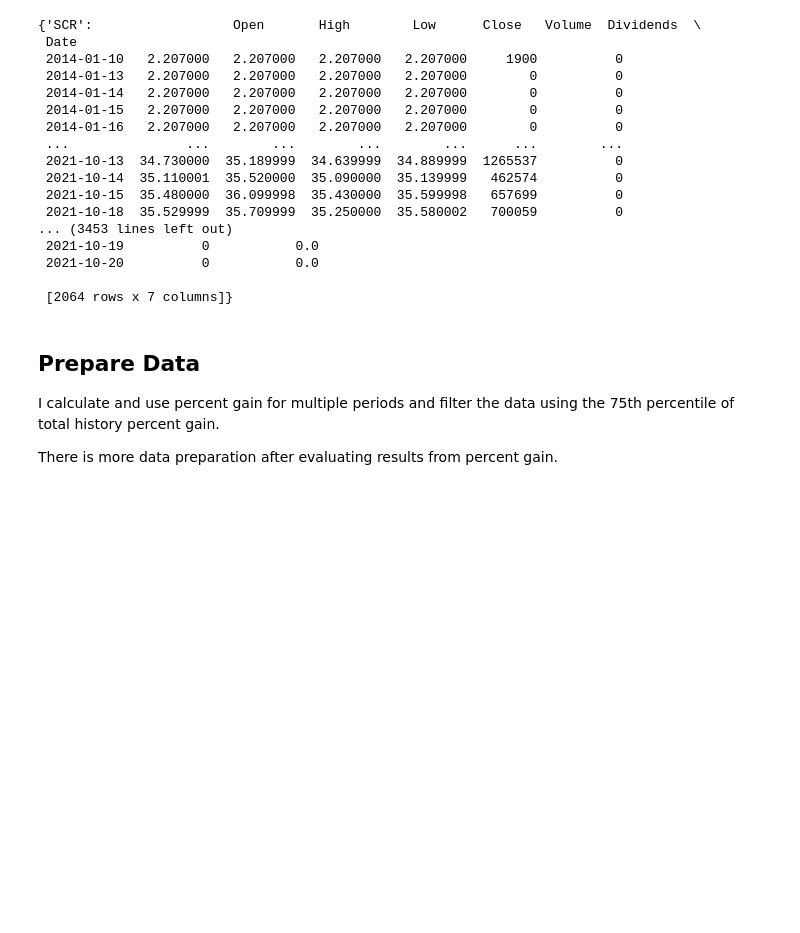
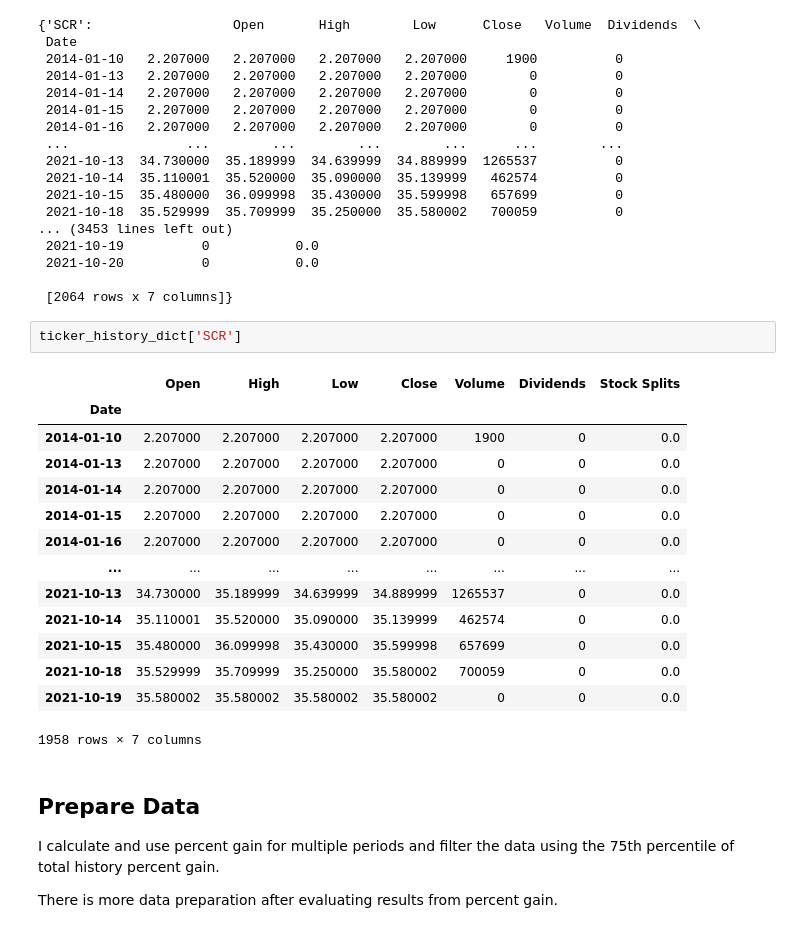
Before and after one commit to philip-L/AlgoTrading, a Jupyter notebook: PersonalFinance.ipynb, the cells around one changed output. Drawn from its saved outputs; the diff is of its cells as text; blank space fills up the shorter version.

```diff
--- a/PersonalFinance.ipynb
+++ b/PersonalFinance.ipynb
@@ -404,6 +404,23 @@ ANY
  2021-10-20          0           0.0
 
  [2064 rows x 7 columns]}
+# %%
+ticker_history_dict['SCR']
+# %% [output]
+|  | Open | High | Low | Close | Volume | Dividends | Stock Splits |
+| Date |  |  |  |  |  |  |  |
+| 2014-01-10 | 2.207000 | 2.207000 | 2.207000 | 2.207000 | 1900 | 0 | 0.0 |
+| 2014-01-13 | 2.207000 | 2.207000 | 2.207000 | 2.207000 | 0 | 0 | 0.0 |
+| 2014-01-14 | 2.207000 | 2.207000 | 2.207000 | 2.207000 | 0 | 0 | 0.0 |
+| 2014-01-15 | 2.207000 | 2.207000 | 2.207000 | 2.207000 | 0 | 0 | 0.0 |
+| 2014-01-16 | 2.207000 | 2.207000 | 2.207000 | 2.207000 | 0 | 0 | 0.0 |
+| ... | ... | ... | ... | ... | ... | ... | ... |
+| 2021-10-13 | 34.730000 | 35.189999 | 34.639999 | 34.889999 | 1265537 | 0 | 0.0 |
+| 2021-10-14 | 35.110001 | 35.520000 | 35.090000 | 35.139999 | 462574 | 0 | 0.0 |
+| 2021-10-15 | 35.480000 | 36.099998 | 35.430000 | 35.599998 | 657699 | 0 | 0.0 |
+| 2021-10-18 | 35.529999 | 35.709999 | 35.250000 | 35.580002 | 700059 | 0 | 0.0 |
+| 2021-10-19 | 35.580002 | 35.580002 | 35.580002 | 35.580002 | 0 | 0 | 0.0 |
+1958 rows × 7 columns
 # %% [markdown]
 ## Prepare Data
 
```
Also changed, not shown: parts of 32 cells of this notebook, 3 other files.
